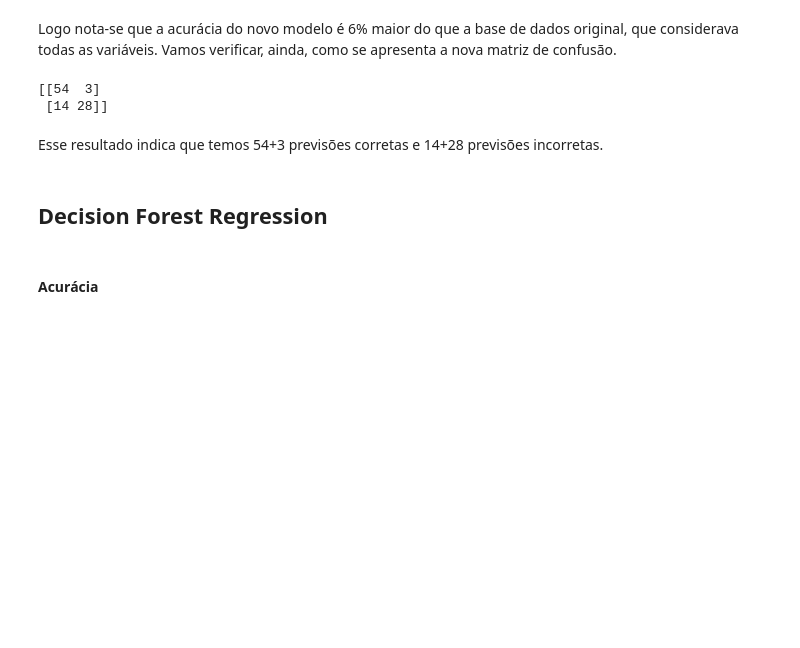
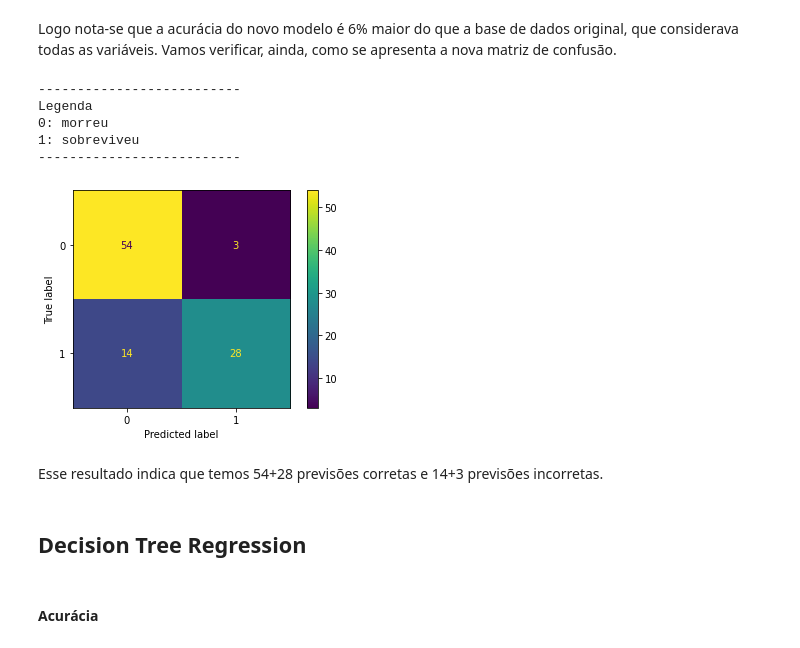
Before and after one commit to carolina-hirschheimer/Propensao-a-falhas-cardiacas, a Jupyter notebook: Projeto 2 - Ciência dos Dados.ipynb, the cells around one changed output. Drawn from its saved outputs; the diff is of its cells as text; code cells hidden in the pictures; blank space fills up the shorter version.

```diff
--- a/Projeto 2 - Ciência dos Dados.ipynb
+++ b/Projeto 2 - Ciência dos Dados.ipynb
@@ -421,17 +436,26 @@ print('Acurácia do classificador de regressão logística na base de teste iter
 Acurácia do classificador de regressão logística na base de teste iterada: 0.83
 # %% [markdown]
 Logo nota-se que a acurácia do novo modelo é 6% maior do que a base de dados original, que considerava todas as variáveis. Vamos verificar, ainda, como se apresenta a nova matriz de confusão.
-# %%
-from sklearn.metrics import confusion_matrix
-confusion_matrix_iterada = confusion_matrix(Y_iterado_test, Y_iterado_pred)
-print(confusion_matrix_iterada)
-# %% [output]
-[[54  3]
- [14 28]]
+# %%
+print("--------------------------")
+print("Legenda")
+print("0: morreu")
+print("1: sobreviveu")
+print("--------------------------")
+logreg_iterado = logreg.fit(X_iterado_train, Y_iterado_train)
+plot_confusion_matrix(logreg_iterado, X_iterado_test, Y_iterado_test)
+plt.show()
+# %% [output]
+--------------------------
+Legenda
+0: morreu
+1: sobreviveu
+--------------------------
+[figure, added]
 # %% [markdown]
-Esse resultado indica que temos 54+3 previsões corretas e 14+28 previsões incorretas.
+Esse resultado indica que temos 54+28 previsões corretas e 14+3 previsões incorretas.
 # %% [markdown]
-## Decision Forest Regression
+## Decision Tree Regression
 # %%
 from sklearn.tree import DecisionTreeClassifier
 
```
Also changed, not shown: parts of 18 cells of this notebook.
